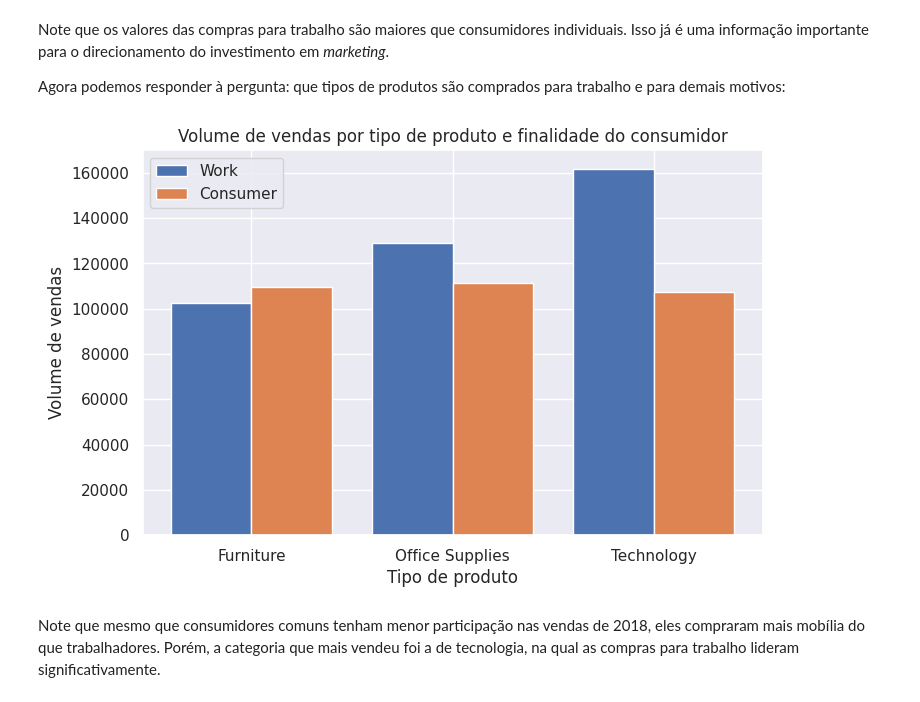
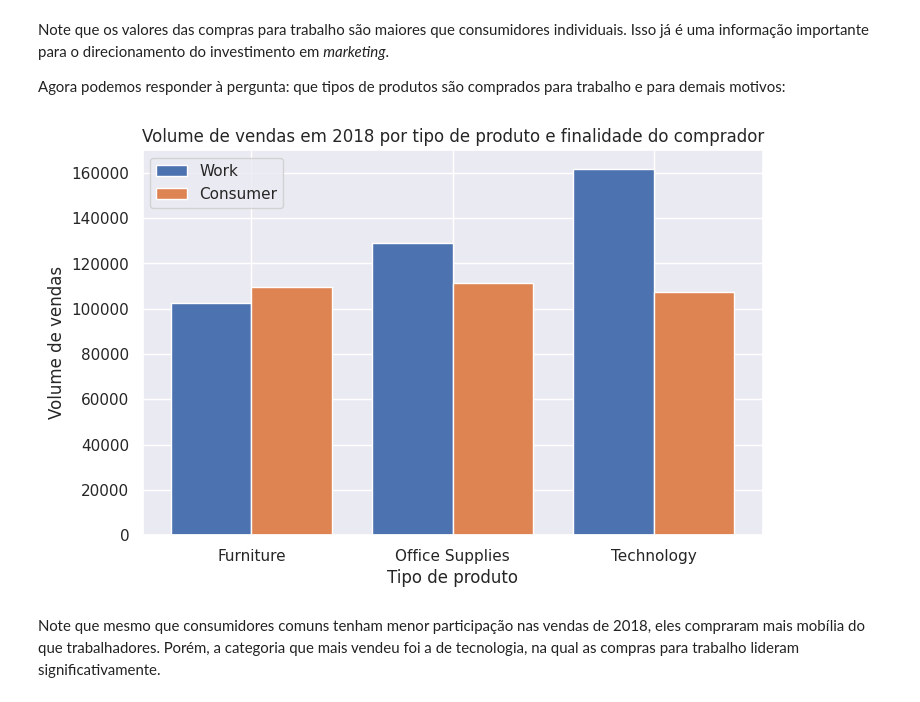
Before and after one commit to flaviohds/MVP_Vendas_Analise, a Jupyter notebook: analise_vendas.ipynb, the cells around one changed output. Drawn from its saved outputs; the diff is of its cells as text; code cells hidden in the pictures.

```diff
--- a/analise_vendas.ipynb
+++ b/analise_vendas.ipynb
@@ -1379,26 +1379,26 @@ Agora podemos responder à pergunta: que tipos de produtos são comprados para t
 # %%
 df_SC = df2.groupby(['Segment', 'Category'])['Sales'].sum()
 df_SC = df_SC.reset_index(level=[0, 1])
 df_SC_work = df_SC[df_SC['Segment'] == 'Work'].reset_index(drop=True)
 df_SC_consumer = df_SC[df_SC['Segment'] == 'Consumer'].reset_index(drop=True)
 
 plt.figure(figsize=[8,5])
 width = 0.4
 
 plt.bar(x=np.arange(len(df_SC_work)),
         height=df_SC_work['Sales'], width=width, label='Work')
 plt.bar(x=np.arange(len(df_SC_consumer)) + width,
         height=df_SC_consumer['Sales'], width=width, label='Consumer')
 
-plt.title('Volume de vendas por tipo de produto e finalidade do consumidor')
+plt.title('Volume de vendas em 2018 por tipo de produto e finalidade do comprador')
 plt.xlabel('Tipo de produto')
 plt.ylabel('Volume de vendas')
 plt.xticks(np.arange(len(df_SC_consumer)) + width/2,
            labels=df_SC_work['Category'].unique())
 plt.legend()
 plt.show()
 # %% [output]
-[figure, old version]
+[figure, new version]
 # %% [markdown]
 Note que mesmo que consumidores comuns tenham menor participação nas vendas de 2018, eles compraram mais mobília do que trabalhadores. Porém, a categoria que mais vendeu foi a de tecnologia, na qual as compras para trabalho lideram significativamente.
 # %% [markdown]
```
Also changed, not shown: parts of 5 cells of this notebook.
